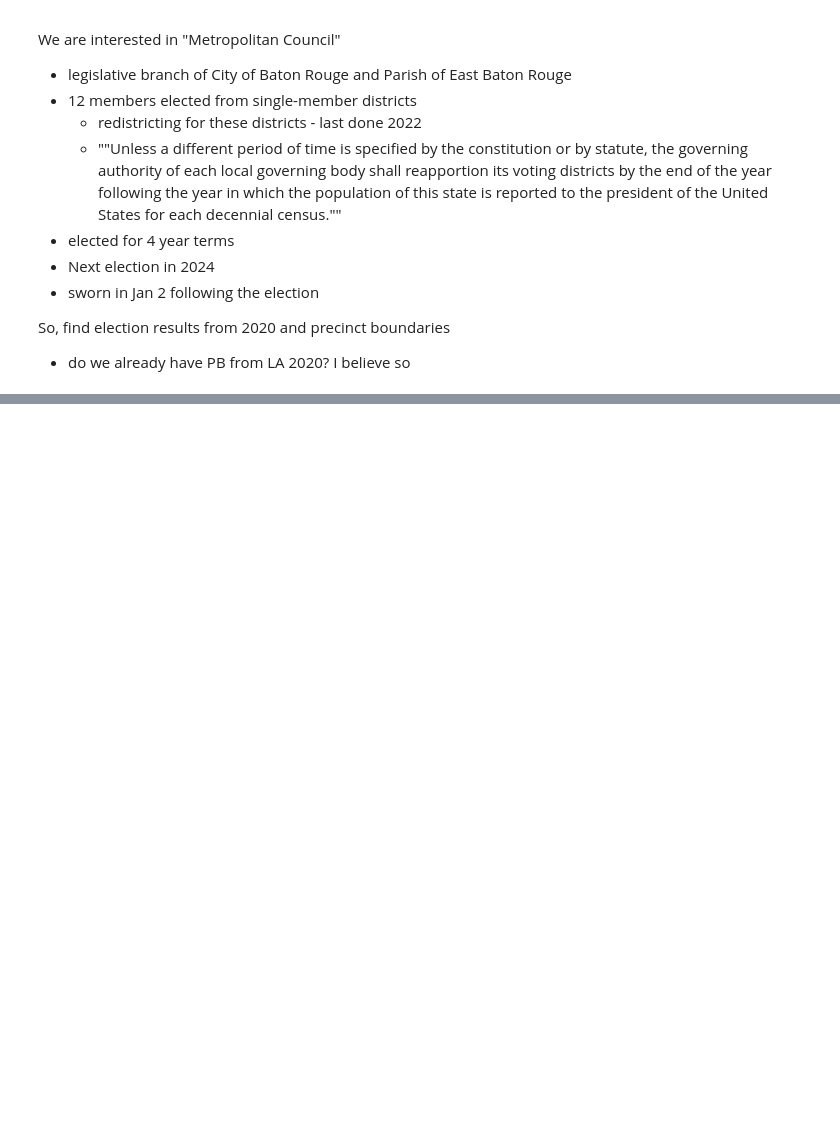
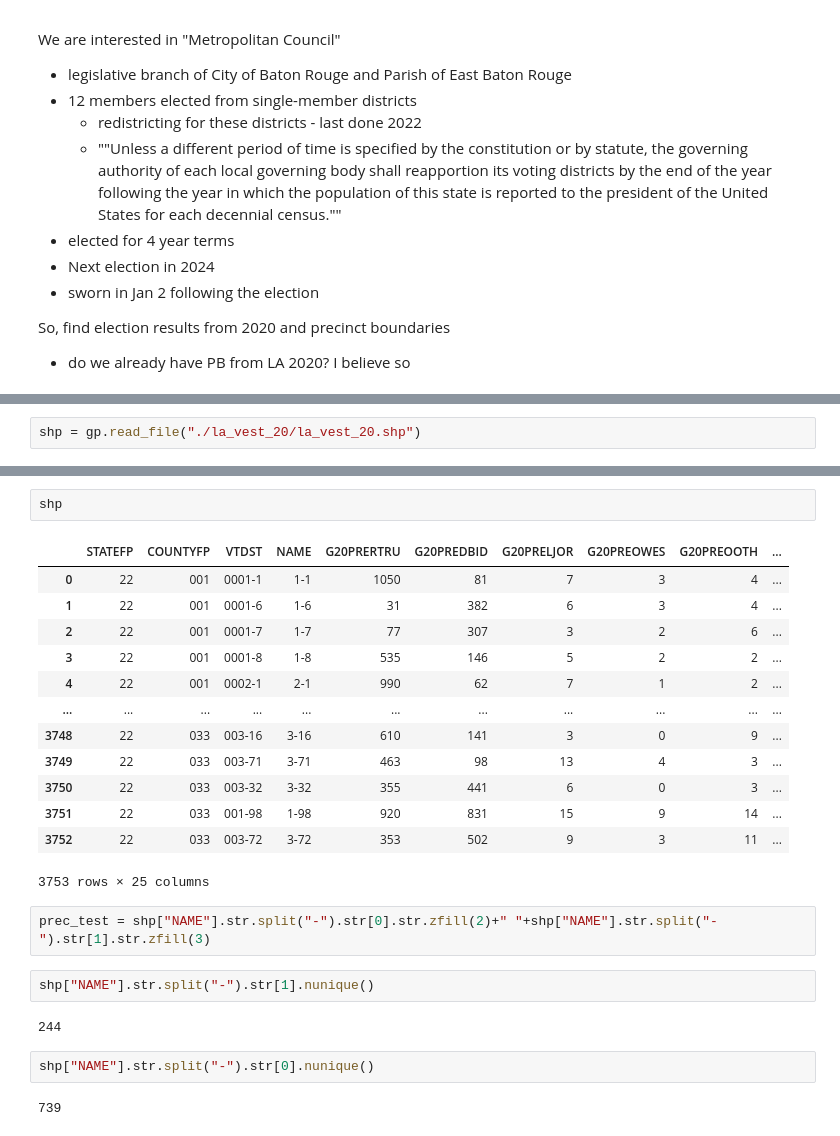
Before and after one commit to nonpartisan-redistricting-datahub/local_pber_collection, a Jupyter notebook: la_east_baton_rouge/east_baton_rouge_la_metro_council.ipynb, the cells around one changed output, grey strips where cells are left out. Cells and saved outputs as stored; diff of their text form; blank space fills up the shorter version.

```diff
--- a/la_east_baton_rouge/east_baton_rouge_la_metro_council.ipynb
+++ b/la_east_baton_rouge/east_baton_rouge_la_metro_council.ipynb
@@ -43,0 +363,2 @@ So, find election results from 2020 and precinct boundaries
+# %%
+shp = gp.read_file("./la_vest_20/la_vest_20.shp")
@@ -43,0 +405,26 @@ So, find election results from 2020 and precinct boundaries
+# %%
+shp
+# %% [output]
+|  | STATEFP | COUNTYFP | VTDST | NAME | G20PRERTRU | G20PREDBID | G20PRELJOR | G20PREOWES | G20PREOOTH | ... |
+| 0 | 22 | 001 | 0001-1 | 1-1 | 1050 | 81 | 7 | 3 | 4 | ... |
+| 1 | 22 | 001 | 0001-6 | 1-6 | 31 | 382 | 6 | 3 | 4 | ... |
+| 2 | 22 | 001 | 0001-7 | 1-7 | 77 | 307 | 3 | 2 | 6 | ... |
+| 3 | 22 | 001 | 0001-8 | 1-8 | 535 | 146 | 5 | 2 | 2 | ... |
+| 4 | 22 | 001 | 0002-1 | 2-1 | 990 | 62 | 7 | 1 | 2 | ... |
+| ... | ... | ... | ... | ... | ... | ... | ... | ... | ... | ... |
+| 3748 | 22 | 033 | 003-16 | 3-16 | 610 | 141 | 3 | 0 | 9 | ... |
+| 3749 | 22 | 033 | 003-71 | 3-71 | 463 | 98 | 13 | 4 | 3 | ... |
+| 3750 | 22 | 033 | 003-32 | 3-32 | 355 | 441 | 6 | 0 | 3 | ... |
+| 3751 | 22 | 033 | 001-98 | 1-98 | 920 | 831 | 15 | 9 | 14 | ... |
+| 3752 | 22 | 033 | 003-72 | 3-72 | 353 | 502 | 9 | 3 | 11 | ... |
+3753 rows × 25 columns
+# %%
+prec_test = shp["NAME"].str.split("-").str[0].str.zfill(2)+" "+shp["NAME"].str.split("-").str[1].str.zfill(3)
+# %%
+shp["NAME"].str.split("-").str[1].nunique()
+# %% [output]
+244
+# %%
+shp["NAME"].str.split("-").str[0].nunique()
+# %% [output]
+739
```
Also changed, not shown: parts of 45 cells of this notebook.
